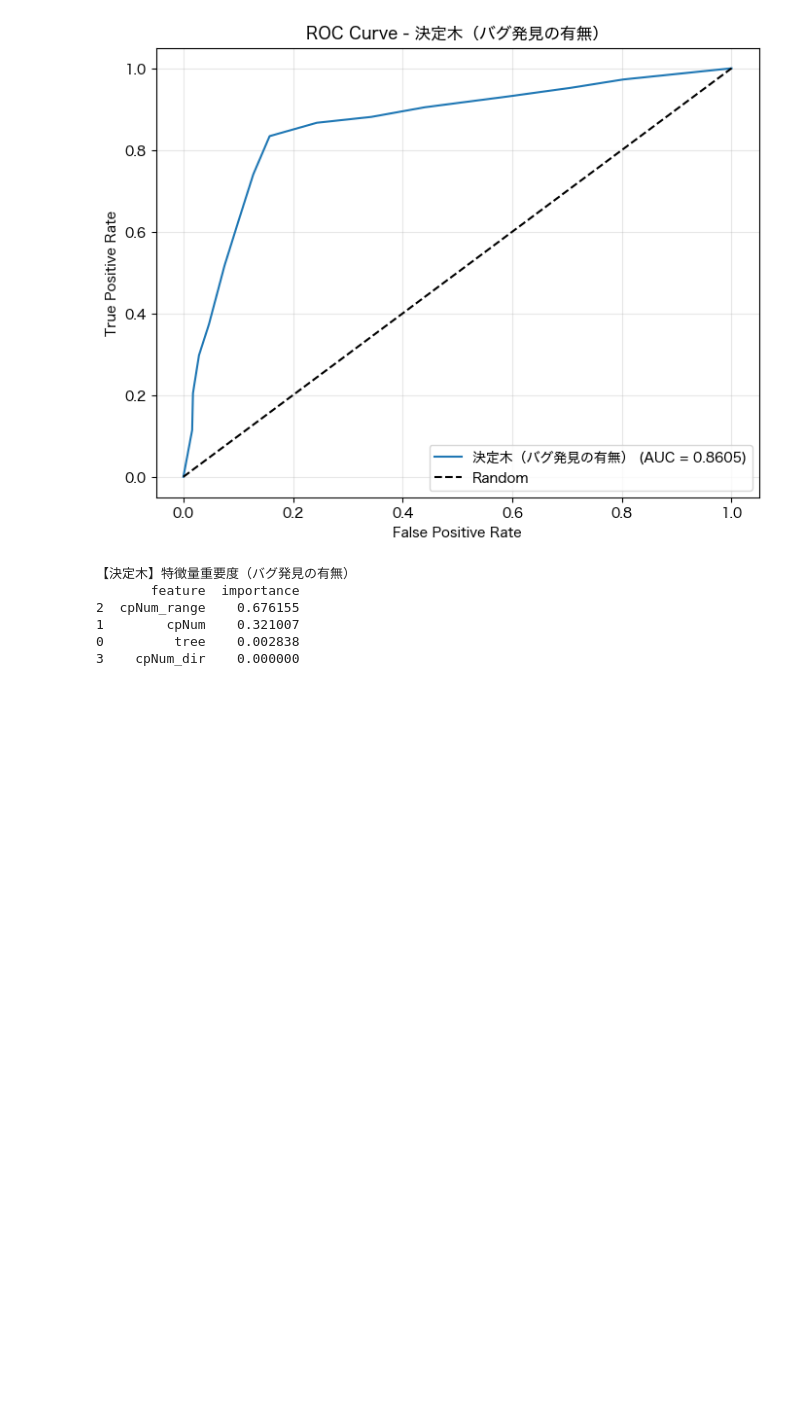
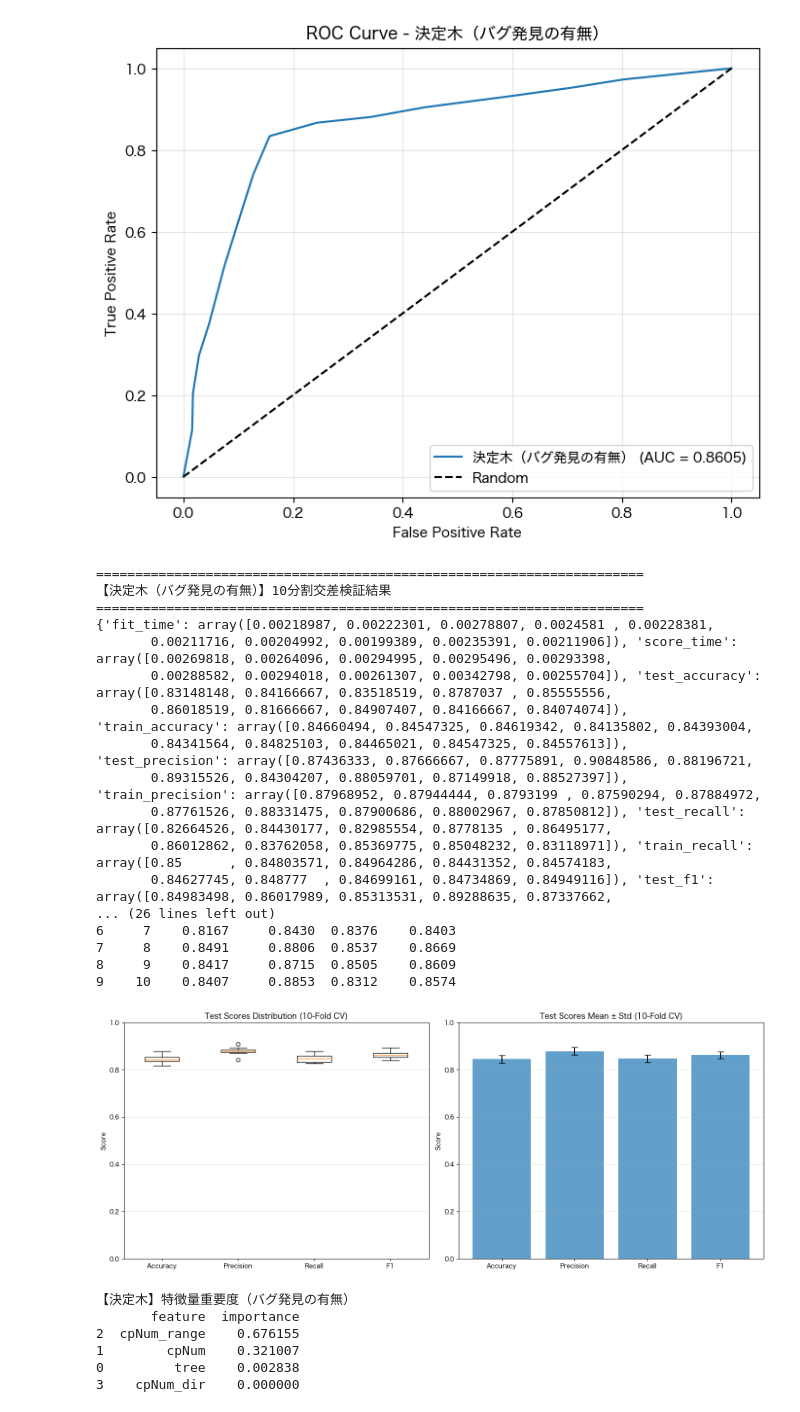
Before and after one commit to umiyuri777/localfuzz_analysis, a Jupyter notebook: tree-different/decision_tree_random_forest_analysis.ipynb, the cells around one changed output. Drawn from its saved outputs; the diff is of its cells as text; code cells hidden in the pictures; blank space fills up the shorter version.

```diff
--- a/tree-different/decision_tree_random_forest_analysis.ipynb
+++ b/tree-different/decision_tree_random_forest_analysis.ipynb
@@ -442,6 +574,41 @@ Recall:    0.8340
 テストデータ正解率: 0.8377
 AUC:       0.8605
 [figure]
+# %%
+# タスク0: 決定木の10分割交差検証
+dt_model0_cv = DecisionTreeClassifier(
+    max_depth=None,
+    min_samples_leaf=0.05,
+    random_state=42
+)
+
+cv_results_dt0 = perform_cross_validation(
+    dt_model0_cv,
+    X0,
+    y0,
+    model_name="決定木（バグ発見の有無）",
+    n_splits=10,
+    random_state=42
+)
+# %% [output]
+======================================================================
+【決定木（バグ発見の有無）】10分割交差検証結果
+======================================================================
+{'fit_time': array([0.00218987, 0.00222301, 0.00278807, 0.0024581 , 0.00228381,
+       0.00211716, 0.00204992, 0.00199389, 0.00235391, 0.00211906]), 'score_time': array([0.00269818, 0.00264096, 0.00294995, 0.00295496, 0.00293398,
+       0.00288582, 0.00294018, 0.00261307, 0.00342798, 0.00255704]), 'test_accuracy': array([0.83148148, 0.84166667, 0.83518519, 0.8787037 , 0.85555556,
+       0.86018519, 0.81666667, 0.84907407, 0.84166667, 0.84074074]), 'train_accuracy': array([0.84660494, 0.84547325, 0.84619342, 0.84135802, 0.84393004,
+       0.84341564, 0.84825103, 0.84465021, 0.84547325, 0.84557613]), 'test_precision': array([0.87436333, 0.87666667, 0.87775891, 0.90848586, 0.88196721,
+       0.89315526, 0.84304207, 0.88059701, 0.87149918, 0.88527397]), 'train_precision': array([0.87968952, 0.87944444, 0.8793199 , 0.87590294, 0.87884972,
+       0.87761526, 0.88331475, 0.87900686, 0.88002967, 0.87850812]), 'test_recall': array([0.82664526, 0.84430177, 0.82985554, 0.8778135 , 0.86495177,
+       0.86012862, 0.83762058, 0.85369775, 0.85048232, 0.83118971]), 'train_recall': array([0.85      , 0.84803571, 0.84964286, 0.84431352, 0.84574183,
+       0.84627745, 0.848777  , 0.84699161, 0.84734869, 0.84949116]), 'test_f1': array([0.84983498, 0.86017989, 0.85313531, 0.89288635, 0.87337662,
+... (26 lines left out)
+6     7    0.8167     0.8430  0.8376    0.8403
+7     8    0.8491     0.8806  0.8537    0.8669
+8     9    0.8417     0.8715  0.8505    0.8609
+9    10    0.8407     0.8853  0.8312    0.8574
+[figure, added]
 # %%
 # 決定木の特徴量重要度（タスク0）
 feature_importance_dt0 = pd.DataFrame({
```
Also changed, not shown: parts of 7 cells of this notebook, 3 other files.
